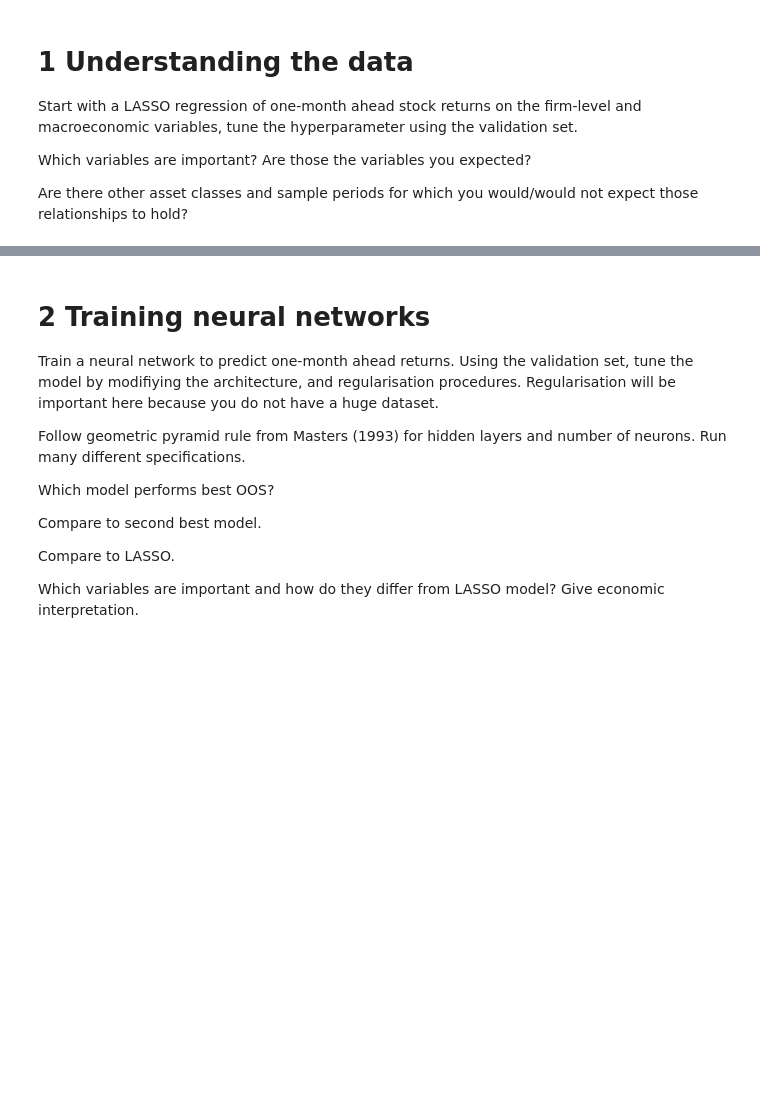
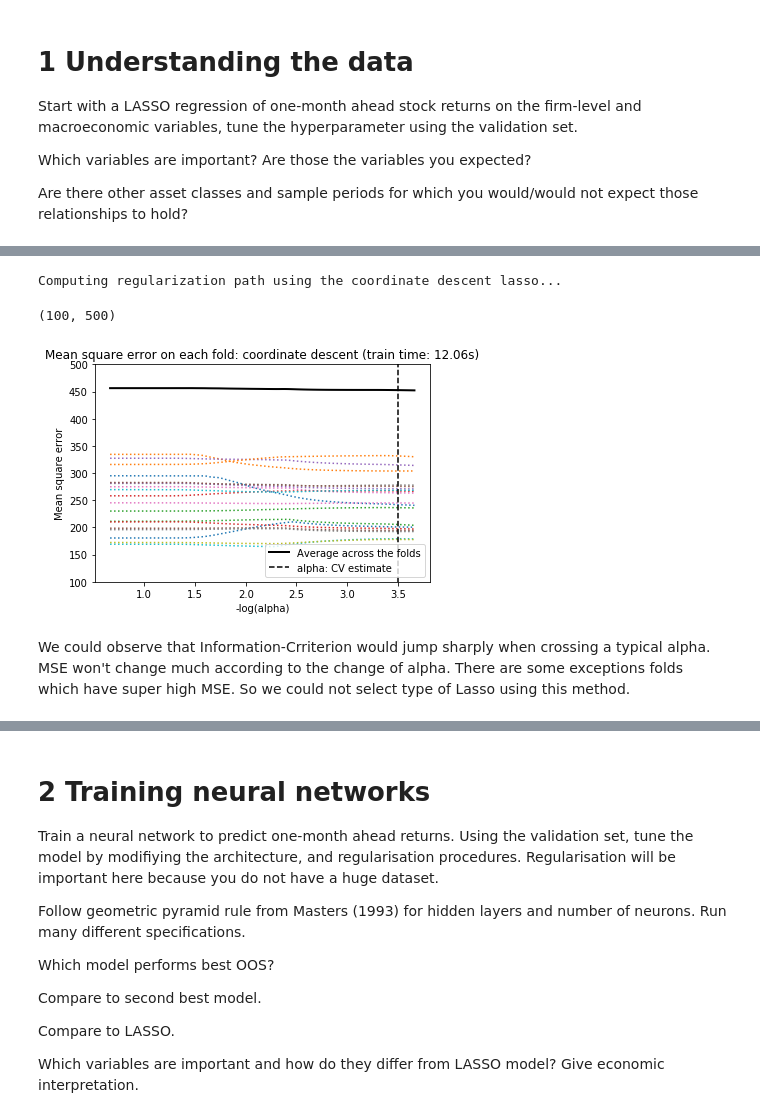
Before and after one commit to TimZhiX/Big-Data-in-Finance-II, a Jupyter notebook: Assignment2/BigData2_Assignment2_Group7.ipynb, the cells around one changed output, grey strips where cells are left out. Drawn from its saved outputs; the diff is of its cells as text; code cells hidden in the pictures; blank space fills up the shorter version.

```diff
--- a/Assignment2/BigData2_Assignment2_Group7.ipynb
+++ b/Assignment2/BigData2_Assignment2_Group7.ipynb
@@ -374,0 +414,31 @@ x.shape,y.shape
+# %%
+# LassoCV: coordinate descent
+
+# Compute paths
+print("Computing regularization path using the coordinate descent lasso...")
+t1 = time.time()
+model = LassoCV(cv=20).fit(x, y)
+t_lasso_cv = time.time() - t1
+
+# Display results
+m_log_alphas = -np.log10(model.alphas_)
+
+plt.figure()
+plt.plot(m_log_alphas, model.mse_path_, ':')
+plt.plot(m_log_alphas,model.mse_path_.mean(axis=-1),'k',label='Average across the folds',linewidth=2)
+plt.axvline(-np.log10(model.alpha_+ EPSILON),linestyle='--',color='k',label='alpha: CV estimate')
+
+plt.legend()
+plt.xlabel('-log(alpha)')
+plt.ylabel('Mean square error')
+plt.title('Mean square error on each fold: coordinate descent (train time: %.2fs)' % t_lasso_cv)
+plt.axis('tight')
+
+ymin, ymax = 100,500
+plt.ylim(ymin, ymax)
+# %% [output]
+Computing regularization path using the coordinate descent lasso...
+(100, 500)
+[figure, added]
+# %% [markdown]
+We could observe that Information-Crriterion would jump sharply when crossing a typical alpha. MSE won't change much according to the change of alpha. There are some exceptions folds which have super high MSE. So we could not select type of Lasso using this method.
```
Also changed, not shown: parts of 11 cells of this notebook.
